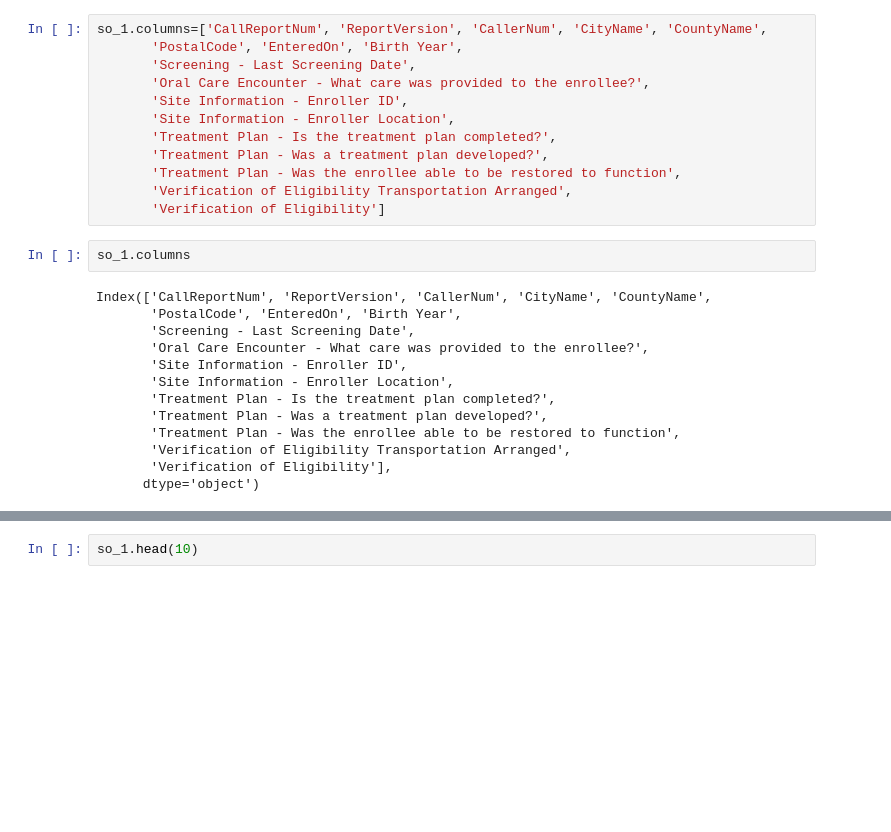
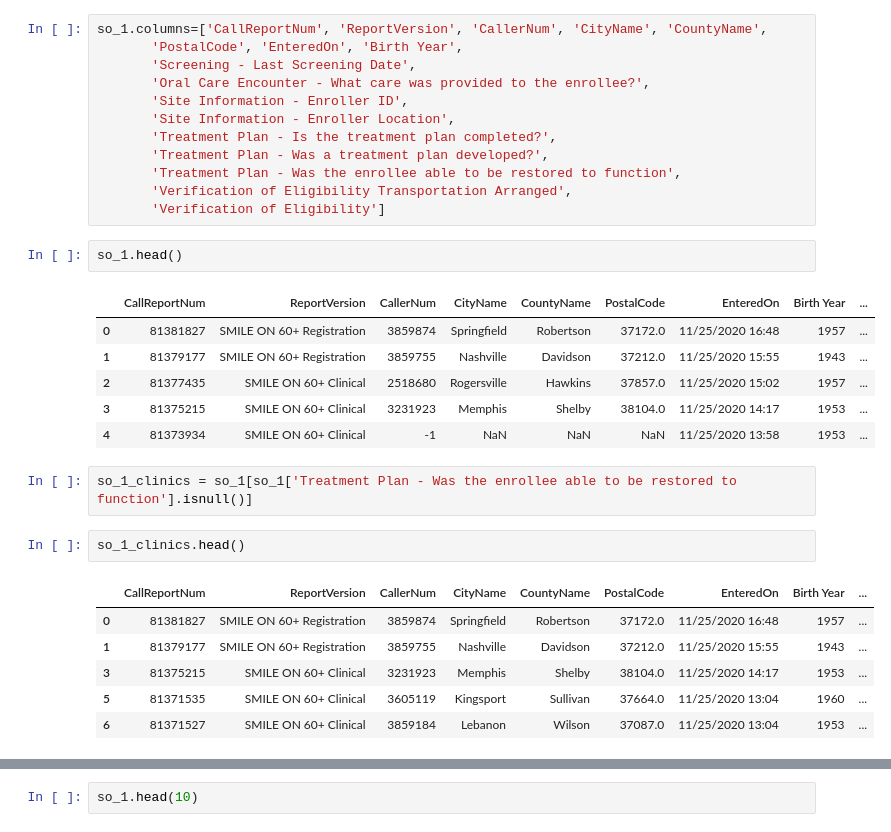
Before and after one commit to bsfcs/smile-on-aquaman, a Jupyter notebook: Smile_project.ipynb, the cells around one changed output, grey strips where cells are left out. Cells and saved outputs as stored; diff of their text form; blank space fills up the shorter version.

```diff
--- a/Smile_project.ipynb
+++ b/Smile_project.ipynb
@@ -43,17 +43,22 @@ so_1.columns=['CallReportNum', 'ReportVersion', 'CallerNum', 'CityName', 'County
        'Verification of Eligibility Transportation Arranged',
        'Verification of Eligibility']
 # %%
-so_1.columns
+so_1.head()
 # %% [output]
-Index(['CallReportNum', 'ReportVersion', 'CallerNum', 'CityName', 'CountyName',
-       'PostalCode', 'EnteredOn', 'Birth Year',
-       'Screening - Last Screening Date',
-       'Oral Care Encounter - What care was provided to the enrollee?',
-       'Site Information - Enroller ID',
-       'Site Information - Enroller Location',
-       'Treatment Plan - Is the treatment plan completed?',
-       'Treatment Plan - Was a treatment plan developed?',
-       'Treatment Plan - Was the enrollee able to be restored to function',
-       'Verification of Eligibility Transportation Arranged',
-       'Verification of Eligibility'],
-      dtype='object')
+|  | CallReportNum | ReportVersion | CallerNum | CityName | CountyName | PostalCode | EnteredOn | Birth Year | ... |
+| 0 | 81381827 | SMILE ON 60+ Registration | 3859874 | Springfield | Robertson | 37172.0 | 11/25/2020 16:48 | 1957 | ... |
+| 1 | 81379177 | SMILE ON 60+ Registration | 3859755 | Nashville | Davidson | 37212.0 | 11/25/2020 15:55 | 1943 | ... |
+| 2 | 81377435 | SMILE ON 60+ Clinical | 2518680 | Rogersville | Hawkins | 37857.0 | 11/25/2020 15:02 | 1957 | ... |
+| 3 | 81375215 | SMILE ON 60+ Clinical | 3231923 | Memphis | Shelby | 38104.0 | 11/25/2020 14:17 | 1953 | ... |
+| 4 | 81373934 | SMILE ON 60+ Clinical | -1 | NaN | NaN | NaN | 11/25/2020 13:58 | 1953 | ... |
+# %%
+so_1_clinics = so_1[so_1['Treatment Plan - Was the enrollee able to be restored to function'].isnull()]
+# %%
+so_1_clinics.head()
+# %% [output]
+|  | CallReportNum | ReportVersion | CallerNum | CityName | CountyName | PostalCode | EnteredOn | Birth Year | ... |
+| 0 | 81381827 | SMILE ON 60+ Registration | 3859874 | Springfield | Robertson | 37172.0 | 11/25/2020 16:48 | 1957 | ... |
+| 1 | 81379177 | SMILE ON 60+ Registration | 3859755 | Nashville | Davidson | 37212.0 | 11/25/2020 15:55 | 1943 | ... |
+| 3 | 81375215 | SMILE ON 60+ Clinical | 3231923 | Memphis | Shelby | 38104.0 | 11/25/2020 14:17 | 1953 | ... |
+| 5 | 81371535 | SMILE ON 60+ Clinical | 3605119 | Kingsport | Sullivan | 37664.0 | 11/25/2020 13:04 | 1960 | ... |
+| 6 | 81371527 | SMILE ON 60+ Clinical | 3859184 | Lebanon | Wilson | 37087.0 | 11/25/2020 13:04 | 1953 | ... |
```
Also changed, not shown: parts of 23 cells of this notebook.
